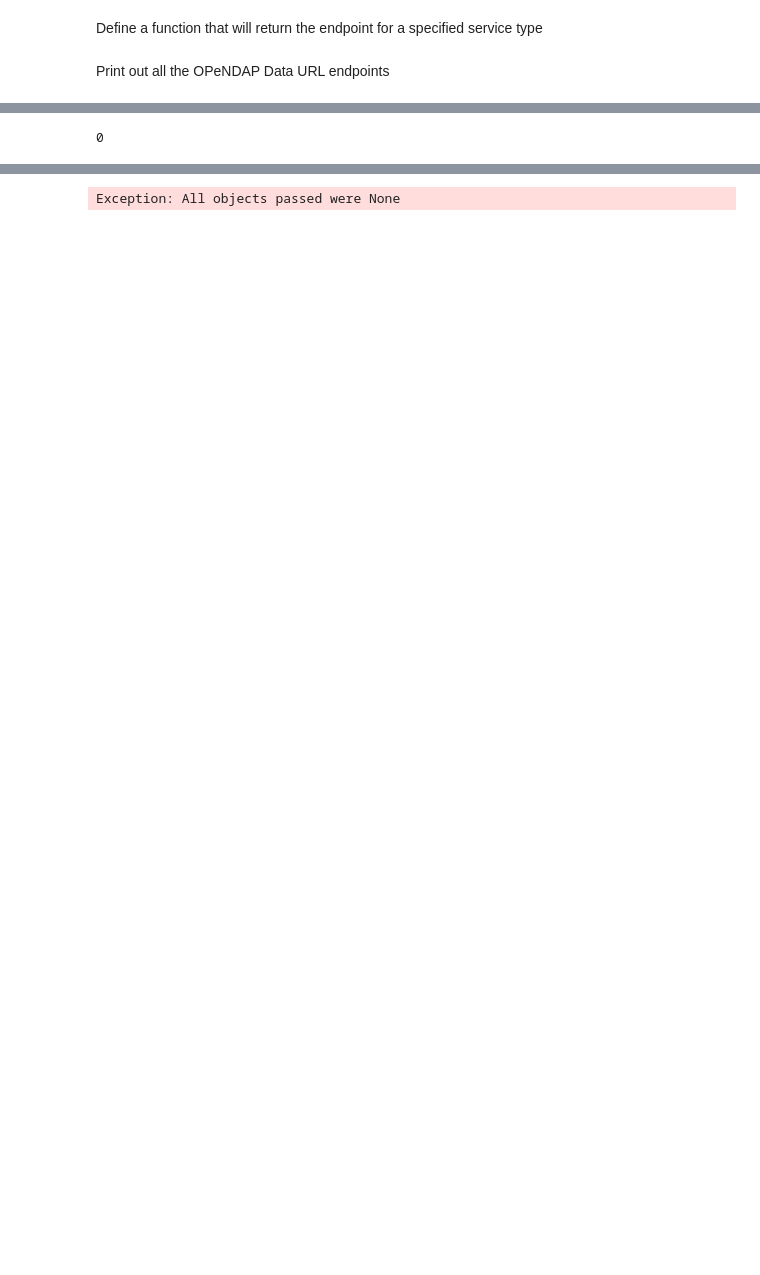
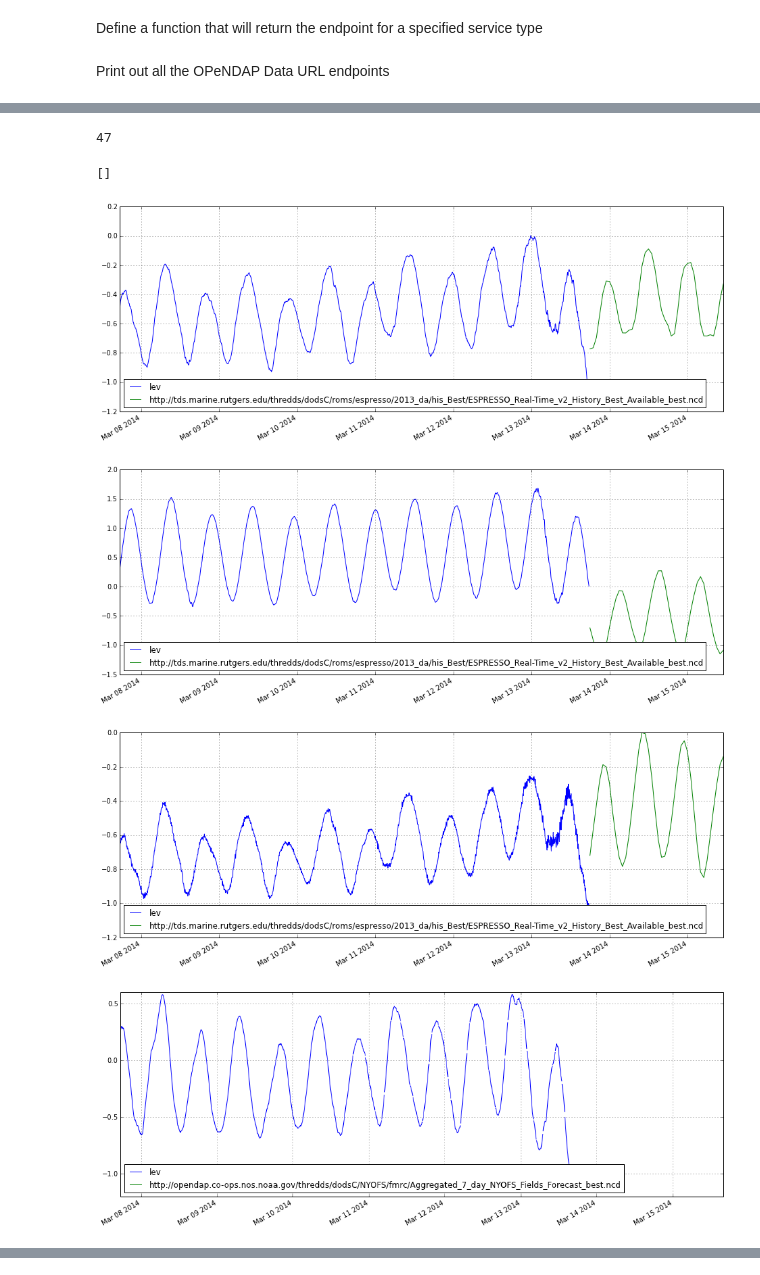
Before and after one commit to hdean83/notebook, a Jupyter notebook: CSW/IOOS_NY_Inundation.ipynb, the cells around one changed output, grey strips where cells are left out. Drawn from its saved outputs; the diff is of its cells as text; code cells hidden in the pictures; blank space fills up the shorter version.

```diff
--- a/CSW/IOOS_NY_Inundation.ipynb
+++ b/CSW/IOOS_NY_Inundation.ipynb
@@ -151,3 +187,8 @@ obs_df[0]['lev'].plot()
+# %%
+obs_df={}
+for sta in stations:
+    b=coops2df(collector,sta,sos_name)
+    obs_df[sta] = pd.concat([b, ts],axis=1).interpolate()
 # %% [markdown]
 ### Search CSW for datasets of interest
 # %%
@@ -343,0 +335,5 @@ print len(ts)
+# %%
+print std_name_list
+def name_in_list(cube):
+    return cube.standard_name in std_name_list
+constraint = iris.Constraint(cube_func=name_in_list)
@@ -344,13 +342,12 @@ print len(ts)
 # %%
 mod_df=[]
 #dap_urls=['http://geoport-dev.whoi.edu/thredds/dodsC/estofs/atlantic']
+mod_df={}
+
 for url in dap_urls:
-#    std_name = find_standard_name(url,std_name_list)
-    constraint = iris.Constraint(cube_func=check_name_in_list)
     try:
-        a = iris.load_cube(url, constraint)
+        a = iris.load_cube(url,constraint)
         r = shape(a)
-#    timevar = a.coord(axis='T')
         timevar = find_timevar(a)
         lat = a.coord(axis='Y').points
         lon = a.coord(axis='X').points
@@ -360,19 +357,23 @@ for url in dap_urls:
         if istart != istop:
             print url
             nsta = len(obs_lon)
-            arr = zeros((len(range(istart,istop)),nsta))
             if len(r)==3:
                 d = a[0,:,:].data
                 j,i,dd = find_ij(lon,lat,d,obs_lon,obs_lat)
                 for n in range(nsta):
-                    arr[:,n] = a[istart:istop,j[n],i[n]].data
+                    if dd[n]<=0.1:
+                        arr = a[istart:istop,j[n],i[n]].data
+                        b = pd.DataFrame(arr,index=jd[istart:istop],columns=[url])
+                        c = pd.concat([b, ts],axis=1).interpolate()
+                        mod_df[stations[n]]=c
             elif len(r)==2:
                 index,dd = nearxy(lon.ravel(),lat.ravel(),obs_lon,obs_lat)
-                arr = a[istart:istop,index].data
-
-            b = pd.DataFrame(arr,index=jd[istart:istop],columns=[url])
-            c = pd.concat([b, ts],axis=1).interpolate()
-            mod_df.append(c)
+                for n in range(nsta):
+                    if dd[n]<=0.1:
+                        arr = a[istart:istop,index[n]].data
+                        b = pd.DataFrame(arr,index=jd[istart:istop],columns=[url])
+                        c = pd.concat([b, ts],axis=1).interpolate()
+                        mod_df[stations[n]]=c
     except:
         pass
 # %% [output]
@@ -384,4 +391,19 @@ http://opendap.co-ops.nos.noaa.gov/thredds/dodsC/NYOFS/fmrc/Aggregated_7_day_NYO
-# %%
-len(mod_df)
-# %% [output]
-0
+# %%
+istop
+# %% [output]
+47
+# %%
+mod_df.keys()
+# %% [output]
+[]
+# %%
+for sta in stations:
+    df1=pd.DataFrame(obs_df[sta]['lev'])
+    df2=mod_df[sta]
+    foo = pd.concat([df1, df2],axis=1)
+    foo.plot(figsize=(16,6))
+# %% [output]
+[figure, added]
+[figure, added]
+[figure, added]
+[figure, added]
@@ -388,4 +417,2 @@ len(mod_df)
 # %%
-mod_all=pd.concat(mod_df,axis=1)
+foo=pd.concat([,mod_df[stations[0]],axis=1).interpolate()
-# %% [output]
-Exception: All objects passed were None
```
Also changed, not shown: parts of 41 cells of this notebook.
